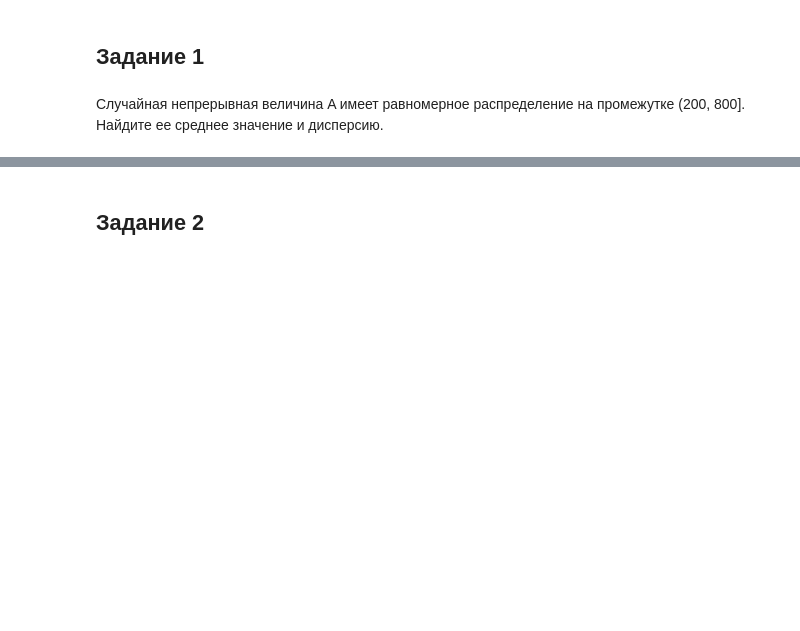
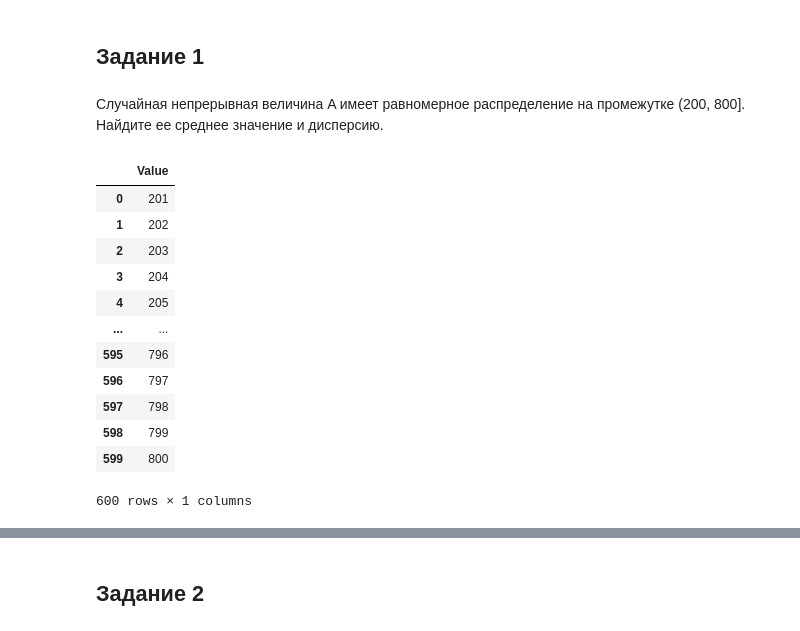
Before and after one commit to vit050587/Probability-theory-and-mathematical-statistics, a Jupyter notebook: TheorVer.ipynb, the cells around one changed output, grey strips where cells are left out. Drawn from its saved outputs; the diff is of its cells as text; code cells hidden in the pictures; blank space fills up the shorter version.

```diff
--- a/TheorVer.ipynb
+++ b/TheorVer.ipynb
@@ -291,0 +295,17 @@ print(variance_no)
+# %%
+df = pd.read_csv('/content/drive/MyDrive/Colab Notebooks/gap.csv')
+df
+# %% [output]
+|  | Value |
+| 0 | 201 |
+| 1 | 202 |
+| 2 | 203 |
+| 3 | 204 |
+| 4 | 205 |
+| ... | ... |
+| 595 | 796 |
+| 596 | 797 |
+| 597 | 798 |
+| 598 | 799 |
+| 599 | 800 |
+600 rows × 1 columns
```
Also changed, not shown: parts of 10 cells of this notebook.
